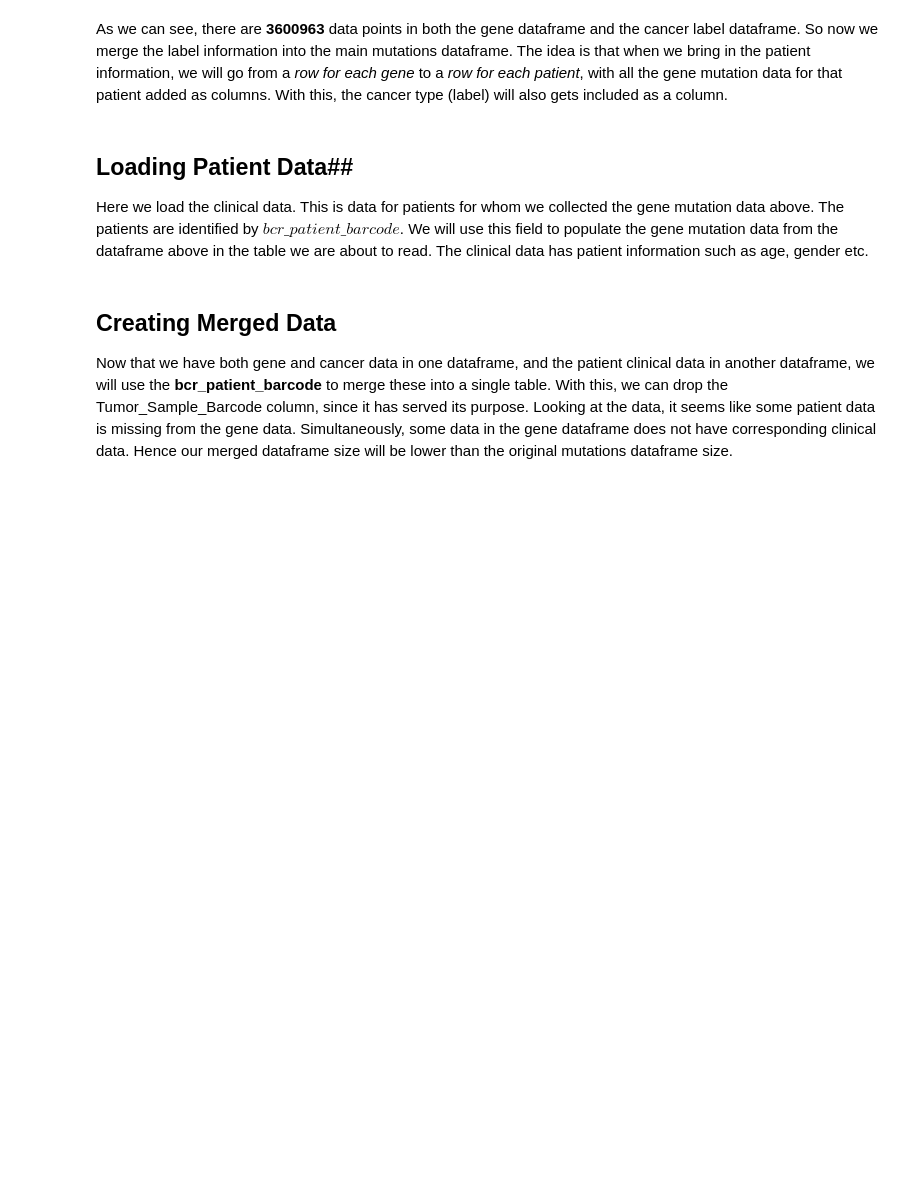
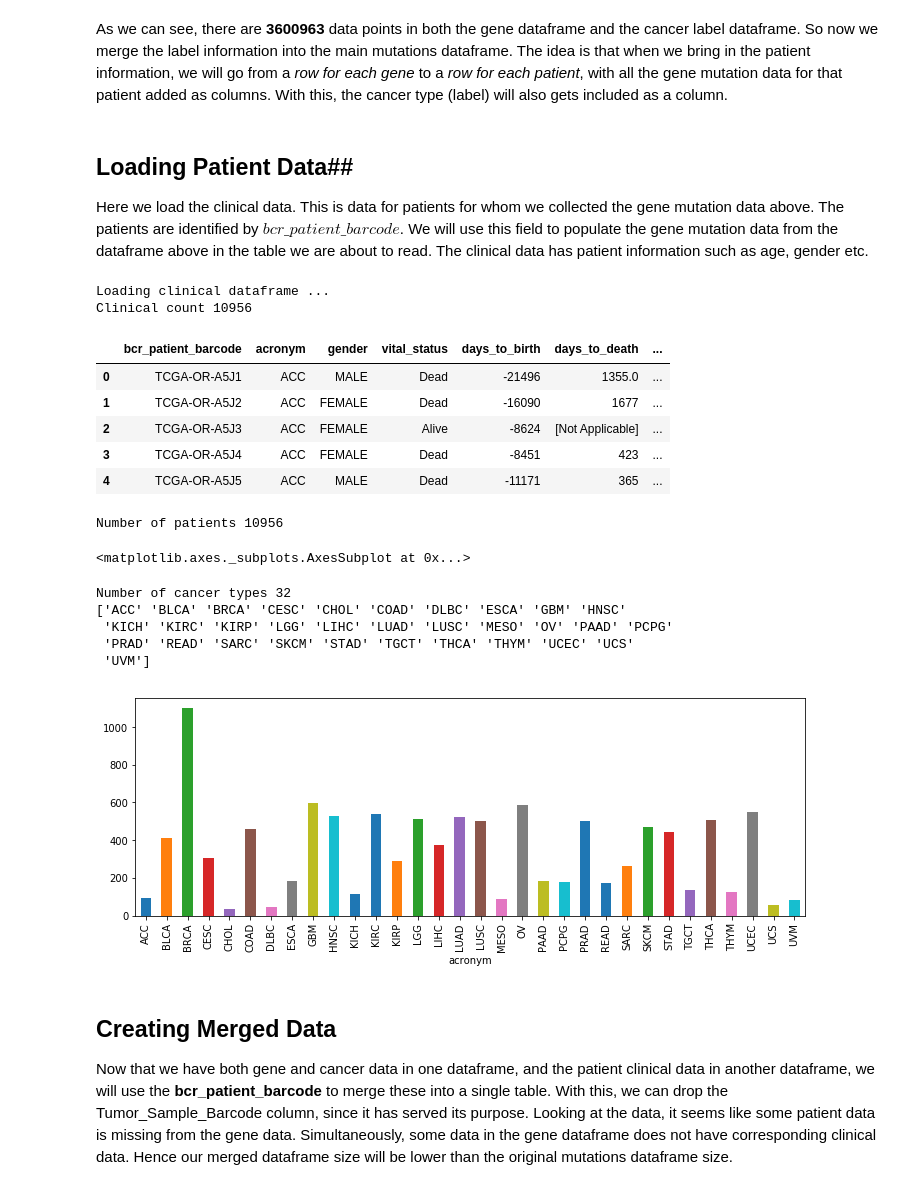
Before and after one commit to tonydisera/w207_6_sum19_g5_final_project, a Jupyter notebook: merge_pancancer_somatic_mutations/get_pancancer_clinical_and_mutation_data.ipynb, the cells around one changed output. Cells and saved outputs as stored; diff of their text form; code cells hidden in the pictures; blank space fills up the shorter version.

```diff
--- a/merge_pancancer_somatic_mutations/get_pancancer_clinical_and_mutation_data.ipynb
+++ b/merge_pancancer_somatic_mutations/get_pancancer_clinical_and_mutation_data.ipynb
@@ -89,14 +99,40 @@ Here we load the clinical data. This is data for patients for whom we collected
 # %%
 # Load the clinical data
 print('Loading clinical dataframe ...')
 clinical = pd.read_csv("pancancer_clinical.txt", sep='\t',
-                        usecols=['bcr_patient_barcode', 'gender',
+                        usecols=['bcr_patient_barcode', 'acronym', 'gender',
                                  'vital_status', 'days_to_birth', 'days_to_death',
                                  'age_at_initial_pathologic_diagnosis', 'pathologic_stage',
                                  'height', 'weight', 'menopause_status', 'race', 'ethnicity'])
 
 print('Clinical count', clinical.bcr_patient_barcode.count())
 display(clinical.head())
+
+# Get number of cases per cancer type
+group_by_patient = clinical.groupby(['acronym'])['bcr_patient_barcode'].nunique()
+print("Number of patients", group_by_patient.sum())
+group_by_patient.plot.bar(figsize=(12,4))
+
+cancer_types = clinical['acronym'].unique()
+print("\nNumber of cancer types", len(cancer_types))
+print(np.sort(cancer_types))
+# %% [output]
+Loading clinical dataframe ...
+Clinical count 10956
+|  | bcr_patient_barcode | acronym | gender | vital_status | days_to_birth | days_to_death | ... |
+| 0 | TCGA-OR-A5J1 | ACC | MALE | Dead | -21496 | 1355.0 | ... |
+| 1 | TCGA-OR-A5J2 | ACC | FEMALE | Dead | -16090 | 1677 | ... |
+| 2 | TCGA-OR-A5J3 | ACC | FEMALE | Alive | -8624 | [Not Applicable] | ... |
+| 3 | TCGA-OR-A5J4 | ACC | FEMALE | Dead | -8451 | 423 | ... |
+| 4 | TCGA-OR-A5J5 | ACC | MALE | Dead | -11171 | 365 | ... |
+Number of patients 10956
+<matplotlib.axes._subplots.AxesSubplot at 0x...>
+Number of cancer types 32
+['ACC' 'BLCA' 'BRCA' 'CESC' 'CHOL' 'COAD' 'DLBC' 'ESCA' 'GBM' 'HNSC'
+ 'KICH' 'KIRC' 'KIRP' 'LGG' 'LIHC' 'LUAD' 'LUSC' 'MESO' 'OV' 'PAAD' 'PCPG'
+ 'PRAD' 'READ' 'SARC' 'SKCM' 'STAD' 'TGCT' 'THCA' 'THYM' 'UCEC' 'UCS'
+ 'UVM']
+[figure, added]
 # %% [markdown]
 ## Creating Merged Data ##
 
```
Also changed, not shown: parts of 3 cells of this notebook, 1 other file.
